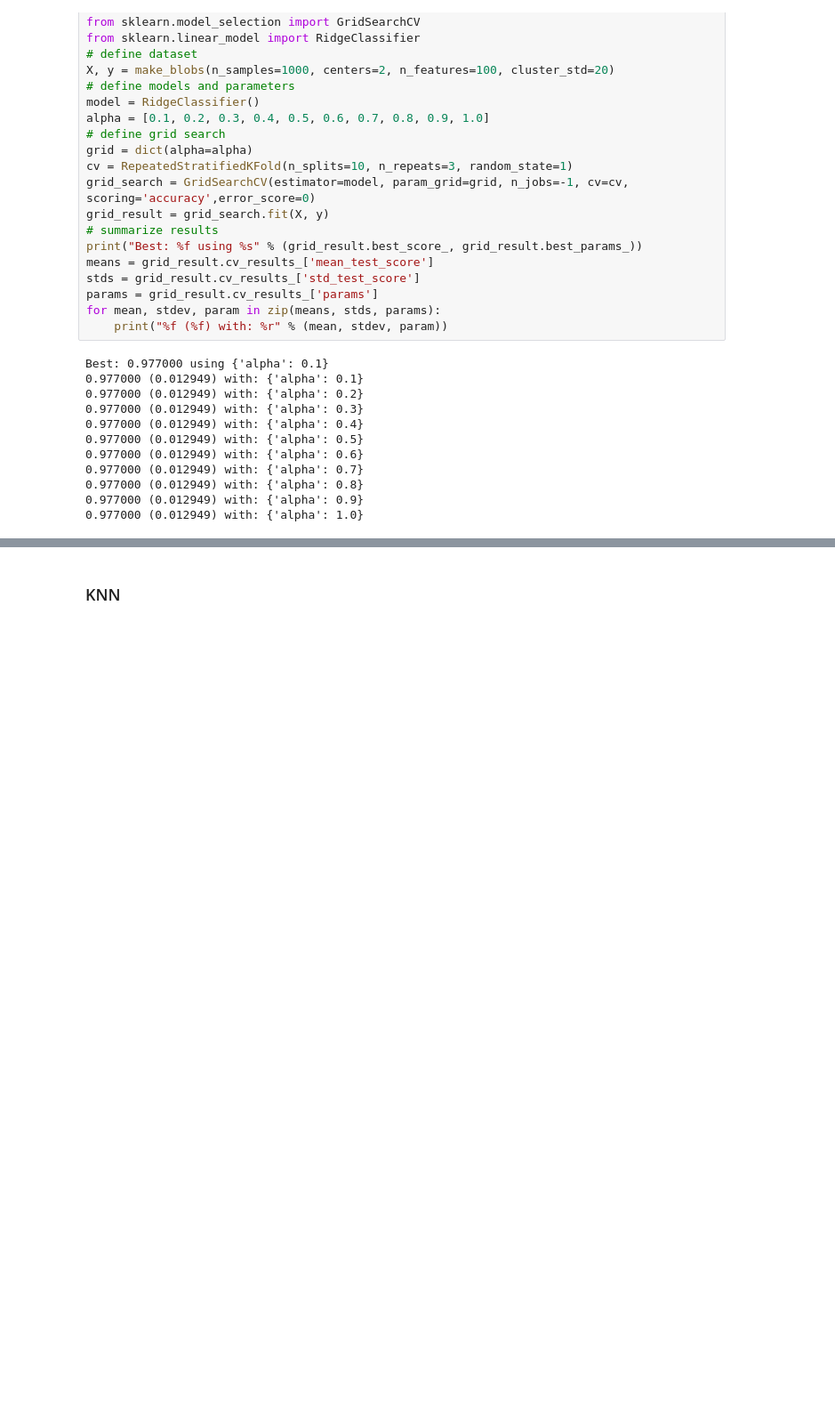
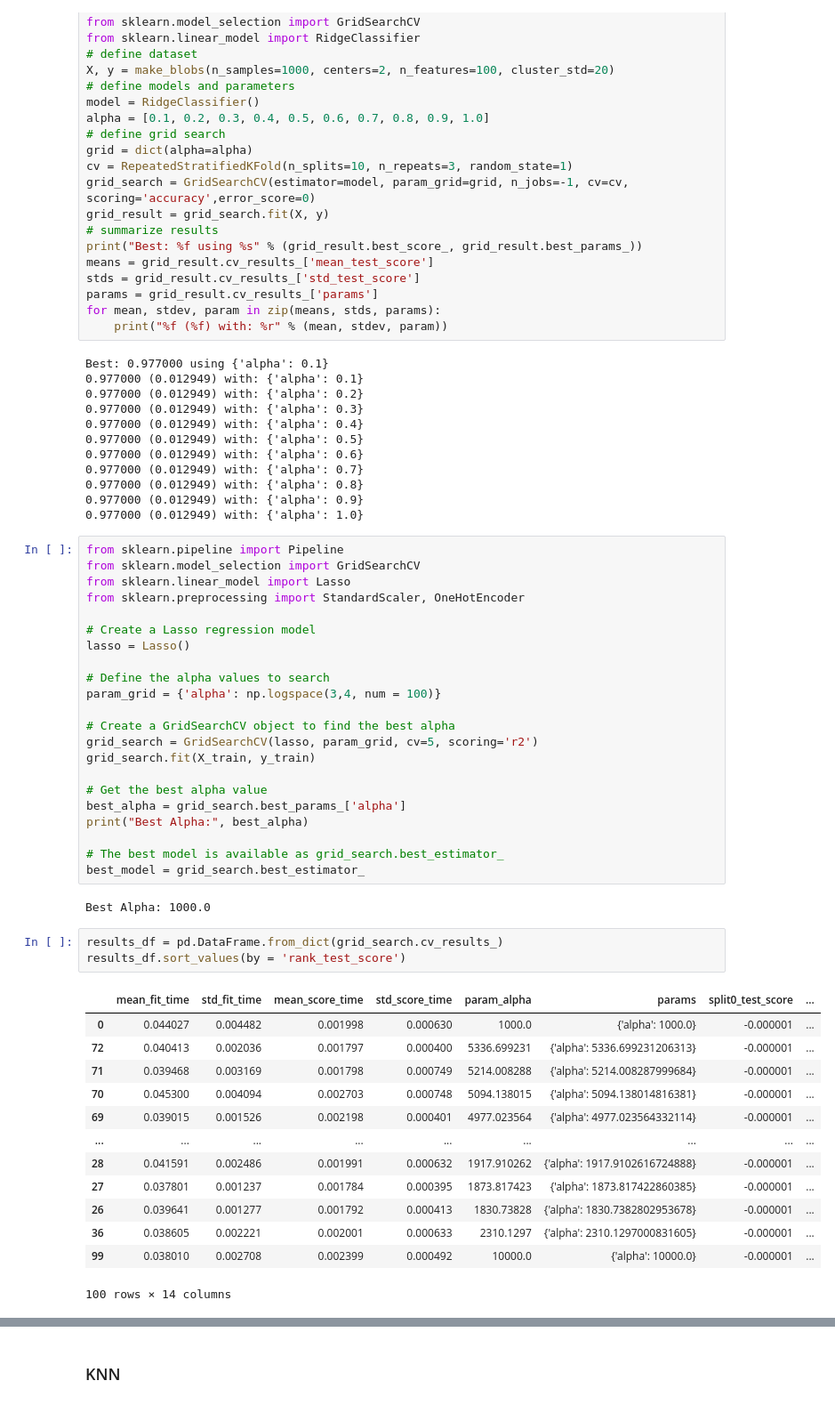
Before and after one commit to sofbruni/AI_PROJECT2023-2024, a Jupyter notebook: main copy.ipynb, the cells around one changed output, grey strips where cells are left out. Shown at 89% size. Cells and saved outputs as stored; diff of their text form; blank space fills up the shorter version.

```diff
--- a/main copy.ipynb
+++ b/main copy.ipynb
@@ -939,3 +939,44 @@ Best: 0.977000 using {'alpha': 0.1}
 0.977000 (0.012949) with: {'alpha': 0.8}
 0.977000 (0.012949) with: {'alpha': 0.9}
 0.977000 (0.012949) with: {'alpha': 1.0}
+# %%
+from sklearn.pipeline import Pipeline
+from sklearn.model_selection import GridSearchCV
+from sklearn.linear_model import Lasso
+from sklearn.preprocessing import StandardScaler, OneHotEncoder
+
+# Create a Lasso regression model
+lasso = Lasso()
+
+# Define the alpha values to search
+param_grid = {'alpha': np.logspace(3,4, num = 100)}
+
+# Create a GridSearchCV object to find the best alpha
+grid_search = GridSearchCV(lasso, param_grid, cv=5, scoring='r2')
+grid_search.fit(X_train, y_train)
+
+# Get the best alpha value
+best_alpha = grid_search.best_params_['alpha']
+print("Best Alpha:", best_alpha)
+
+# The best model is available as grid_search.best_estimator_
+best_model = grid_search.best_estimator_
+# %% [output]
+Best Alpha: 1000.0
+# %%
+results_df = pd.DataFrame.from_dict(grid_search.cv_results_)
+results_df.sort_values(by = 'rank_test_score')
+# %% [output]
+|  | mean_fit_time | std_fit_time | mean_score_time | std_score_time | param_alpha | params | split0_test_score | ... |
+| 0 | 0.044027 | 0.004482 | 0.001998 | 0.000630 | 1000.0 | {'alpha': 1000.0} | -0.000001 | ... |
+| 72 | 0.040413 | 0.002036 | 0.001797 | 0.000400 | 5336.699231 | {'alpha': 5336.699231206313} | -0.000001 | ... |
+| 71 | 0.039468 | 0.003169 | 0.001798 | 0.000749 | 5214.008288 | {'alpha': 5214.008287999684} | -0.000001 | ... |
+| 70 | 0.045300 | 0.004094 | 0.002703 | 0.000748 | 5094.138015 | {'alpha': 5094.138014816381} | -0.000001 | ... |
+| 69 | 0.039015 | 0.001526 | 0.002198 | 0.000401 | 4977.023564 | {'alpha': 4977.023564332114} | -0.000001 | ... |
+| ... | ... | ... | ... | ... | ... | ... | ... | ... |
+| 28 | 0.041591 | 0.002486 | 0.001991 | 0.000632 | 1917.910262 | {'alpha': 1917.9102616724888} | -0.000001 | ... |
+| 27 | 0.037801 | 0.001237 | 0.001784 | 0.000395 | 1873.817423 | {'alpha': 1873.817422860385} | -0.000001 | ... |
+| 26 | 0.039641 | 0.001277 | 0.001792 | 0.000413 | 1830.73828 | {'alpha': 1830.7382802953678} | -0.000001 | ... |
+| 36 | 0.038605 | 0.002221 | 0.002001 | 0.000633 | 2310.1297 | {'alpha': 2310.1297000831605} | -0.000001 | ... |
+| 99 | 0.038010 | 0.002708 | 0.002399 | 0.000492 | 10000.0 | {'alpha': 10000.0} | -0.000001 | ... |
+100 rows × 14 columns
```
Also changed, not shown: parts of 1 cell of this notebook.
